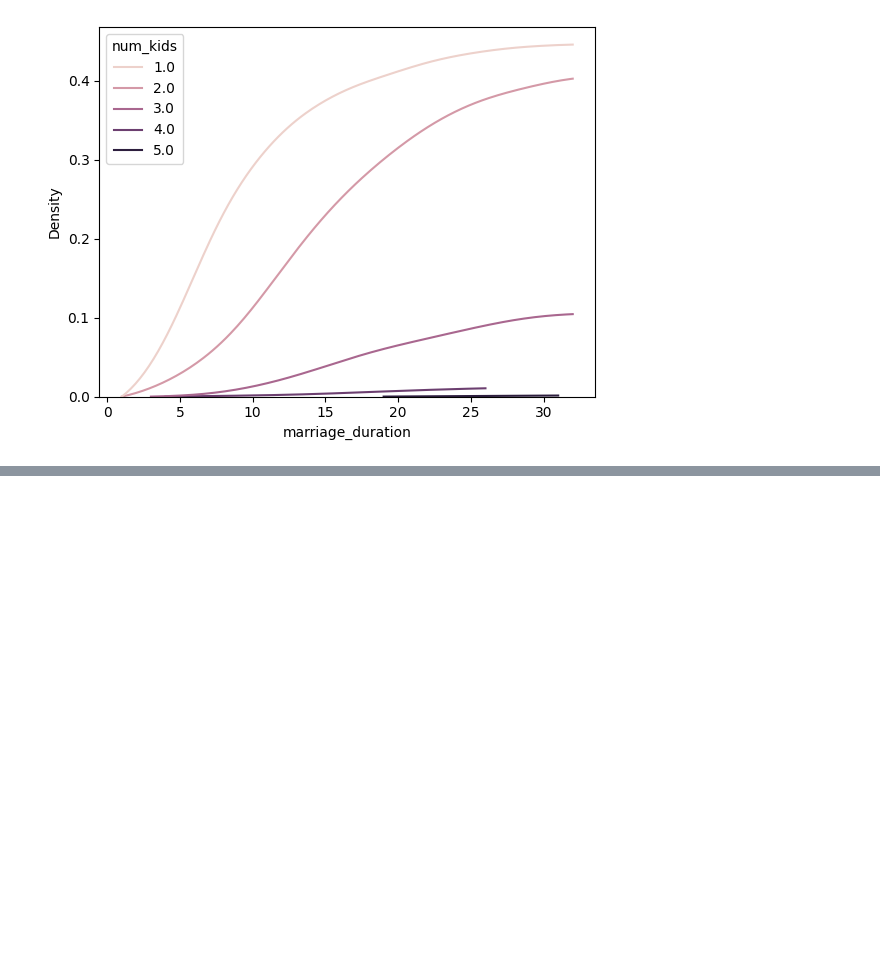
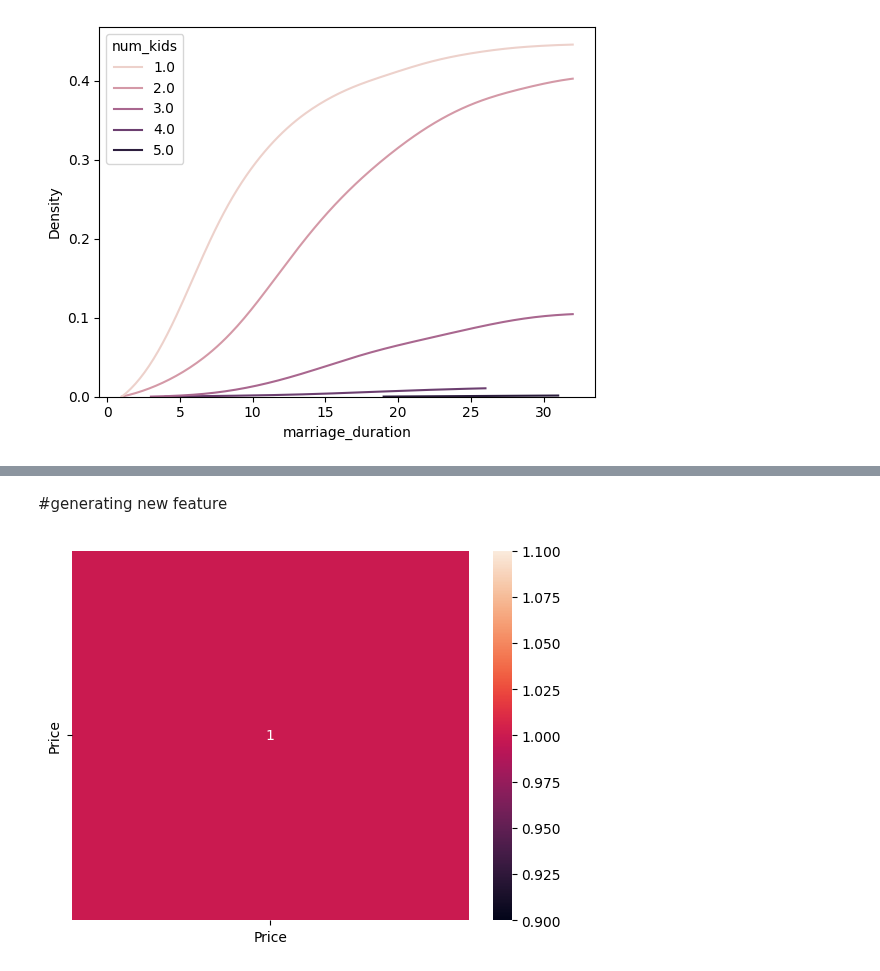
Before and after one commit to shreyasstha/data, a Jupyter notebook: EDA.ipynb, the cells around one changed output, grey strips where cells are left out. Saved outputs shown, nothing was run; the diff lists cells and outputs as text; code cells hidden in the pictures; blank space fills up the shorter version.

```diff
--- a/EDA.ipynb
+++ b/EDA.ipynb
@@ -1023,0 +1200,7 @@ plt.show()
+# %% [markdown]
+#generating new feature
+# %%
+sns.heatmap(plane.corr(numeric_only=True), annot =True)
+plt.show()
+# %% [output]
+[figure, added]
```
Also changed, not shown: parts of 30 cells of this notebook.
